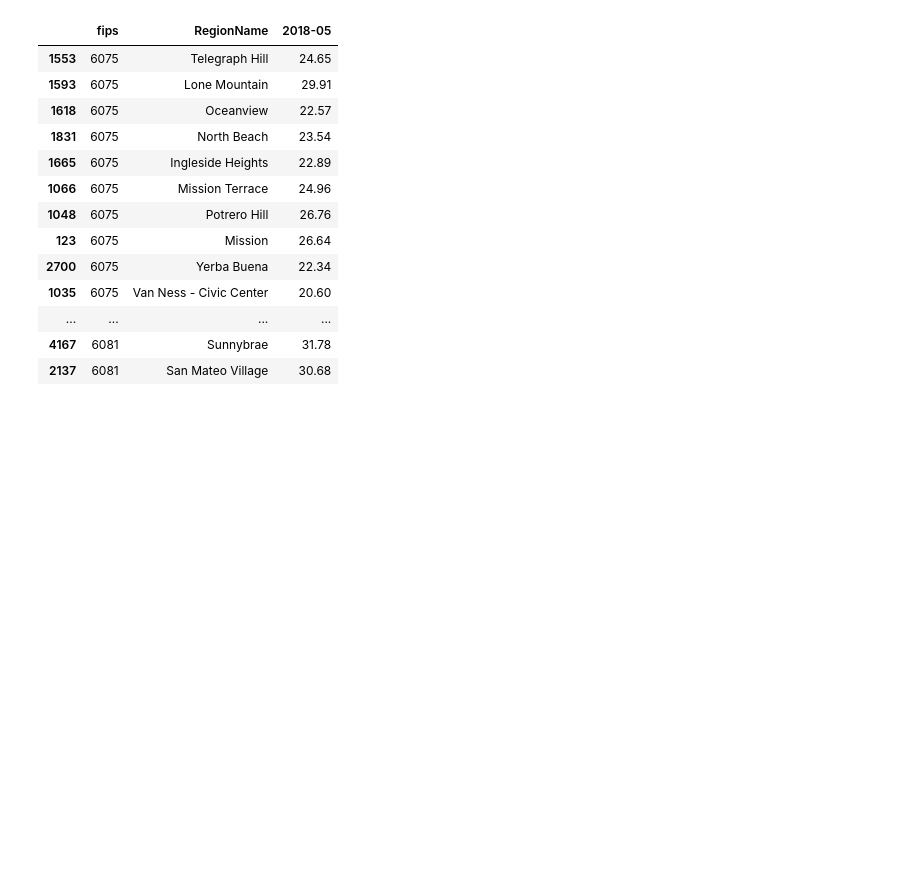
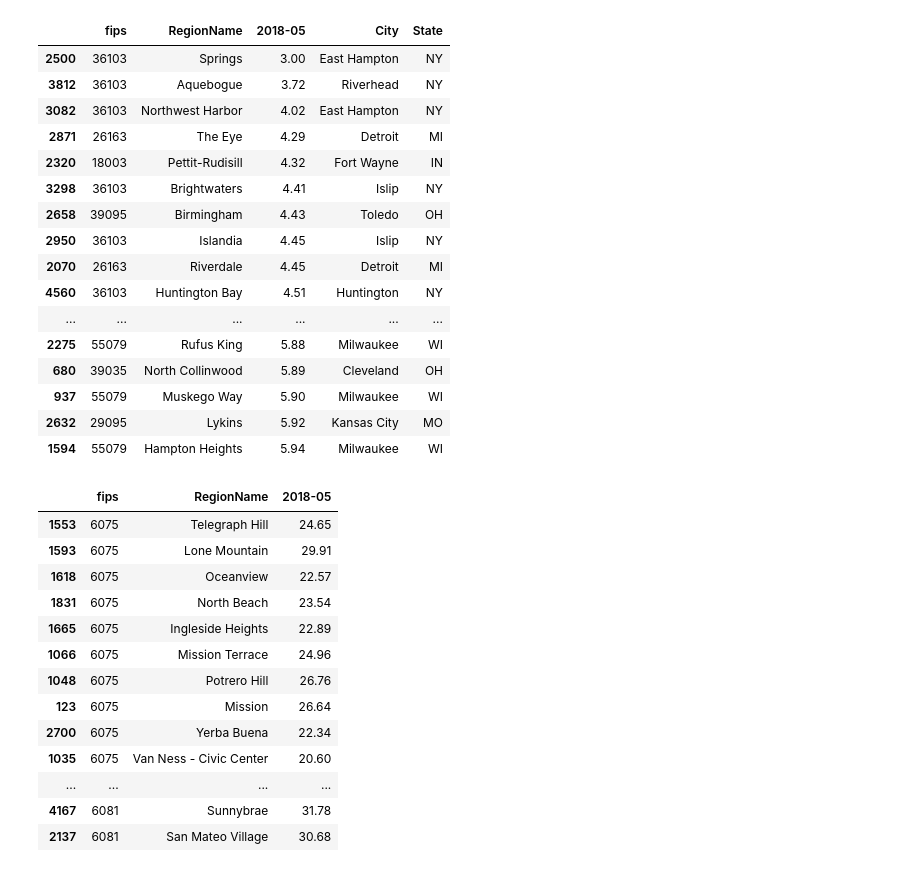
Before and after one commit to alatimer/zillow, a Jupyter notebook: notebooks/P2R Chloropleth.ipynb, the cells around one changed output. Saved outputs shown, nothing was run; the diff lists cells and outputs as text; code cells hidden in the pictures; blank space fills up the shorter version.

```diff
--- a/notebooks/P2R Chloropleth.ipynb
+++ b/notebooks/P2R Chloropleth.ipynb
@@ -17,3 +38,23 @@ p2r = pd.read_csv('P2R_w_fips.csv')
+# %%
+p2r[['fips','RegionName','2018-05', 'City', 'State']].sort_values(by='2018-05').head(50)
+# %% [output]
+|  | fips | RegionName | 2018-05 | City | State |
+| 2500 | 36103 | Springs | 3.00 | East Hampton | NY |
+| 3812 | 36103 | Aquebogue | 3.72 | Riverhead | NY |
+| 3082 | 36103 | Northwest Harbor | 4.02 | East Hampton | NY |
+| 2871 | 26163 | The Eye | 4.29 | Detroit | MI |
+| 2320 | 18003 | Pettit-Rudisill | 4.32 | Fort Wayne | IN |
+| 3298 | 36103 | Brightwaters | 4.41 | Islip | NY |
+| 2658 | 39095 | Birmingham | 4.43 | Toledo | OH |
+| 2950 | 36103 | Islandia | 4.45 | Islip | NY |
+| 2070 | 26163 | Riverdale | 4.45 | Detroit | MI |
+| 4560 | 36103 | Huntington Bay | 4.51 | Huntington | NY |
+| ... | ... | ... | ... | ... | ... |
+| 2275 | 55079 | Rufus King | 5.88 | Milwaukee | WI |
+| 680 | 39035 | North Collinwood | 5.89 | Cleveland | OH |
+| 937 | 55079 | Muskego Way | 5.90 | Milwaukee | WI |
+| 2632 | 29095 | Lykins | 5.92 | Kansas City | MO |
+| 1594 | 55079 | Hampton Heights | 5.94 | Milwaukee | WI |
 # %%
 p2r[(p2r['State']=='CA') & (p2r['Metro']=='San Francisco')][['fips','RegionName','2018-05']].sort_values(by='fips').tail(50)
 # %% [output]
```
Also changed, not shown: parts of 2 cells of this notebook, 1 other file.
